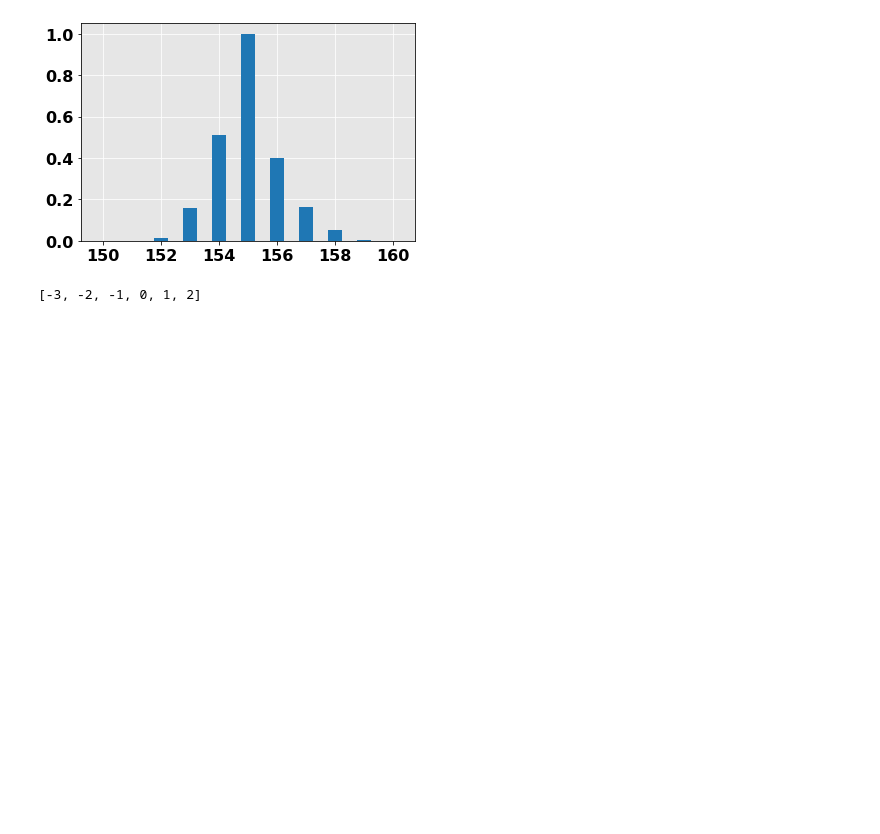
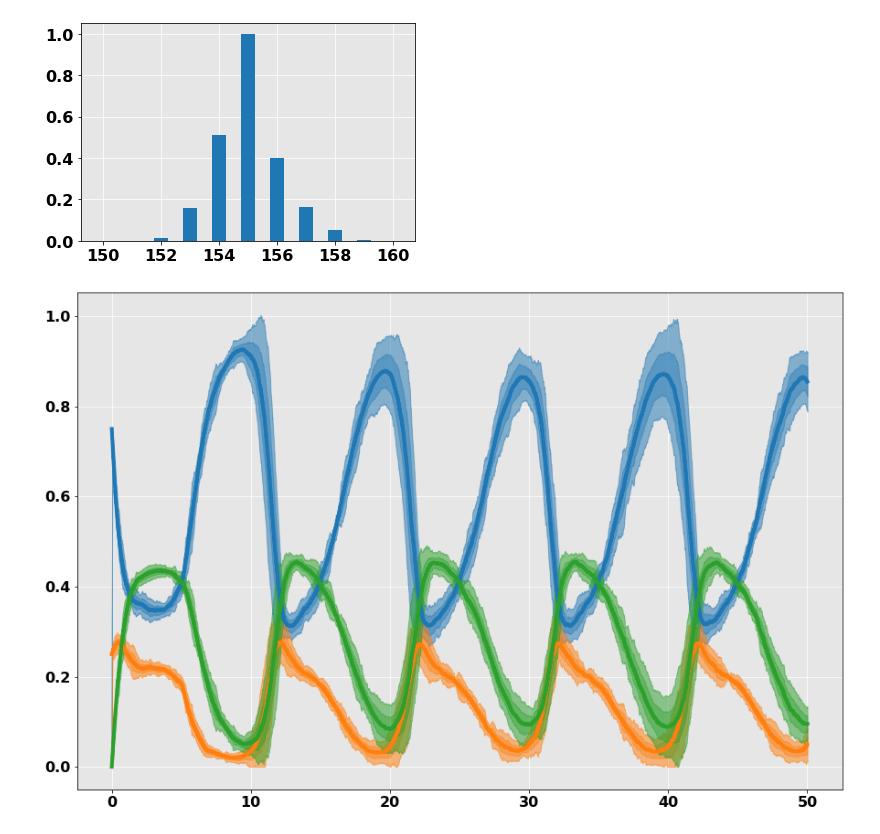
Before and after one commit to fonstelien/FYS4150, a Jupyter notebook: project5/source/project5.ipynb, the cells around one changed output. Saved outputs shown, nothing was run; the diff lists cells and outputs as text; code cells hidden in the pictures; blank space fills up the shorter version.

```diff
--- a/project5/source/project5.ipynb
+++ b/project5/source/project5.ipynb
@@ -125,7 +128,47 @@ plt.bar(np.arange(-5,6)+int(mu), y/y.max(), width=.5, align='center')
 # %% [output]
 <BarContainer object of 11 artists>
 [figure]
-# %%
-list(range(-3,3))
-# %% [output]
-[-3, -2, -1, 0, 1, 2]
+# %%
+N0 = 400
+I0 = 100
+A = 2
+a = 4
+b = 2
+c = 1
+e = .012
+d = .008
+dI = .1
+F = .0
+f = 0
+
+fa = (lambda t: bathtub(t, .1, floor=.6, delay=5, duration=2)*seasonal_variation(t, a=4, A=2, shift=3))
+
+n = 10
+t_max = 50
+sirs_list = make_sirs_list(n, N0, I0, A=A, a=a, b=b, c=c, e=e, d=d, dI=dI, F=F, f=f, fa=fa)
+t, series = mc_stats(sirs_list, seed=0, t_max=t_max)
+# %%
+fig, axes = plt.subplots(ncols=1, nrows=1, sharex=True, figsize=(15,10))
+
+ax = axes
+
+filter_length = 100
+
+for i, P in enumerate(['S', 'I', 'R']):
+    mu, sigma = series[P]
+    ax.plot(t, mu, color=COLORS[i])
+
+    mu = np.convolve(mu, np.ones(filter_length))[:-1*(filter_length-1)]/filter_length
+    sigma = np.convolve(sigma, np.ones(filter_length))[:-1*(filter_length-1)]/filter_length
+    t_alpha = scipy.stats.t.ppf(.90, n-1)
+    upper = mu + t_alpha*sigma
+    lower = mu - t_alpha*sigma
+    lower[lower < 0] = 0
+    ax.fill_between(t, lower, upper, color=COLORS[i], alpha=.4)
+    t_alpha = scipy.stats.t.ppf(.99, n-1)
+    upper = mu + t_alpha*sigma
+    lower = mu - t_alpha*sigma
+    lower[lower < 0] = 0
+    ax.fill_between(t, lower, upper, color=COLORS[i], alpha=.5)
+# %% [output]
+[figure, added]
```
Also changed, not shown: parts of 6 cells of this notebook, 2 other files.
